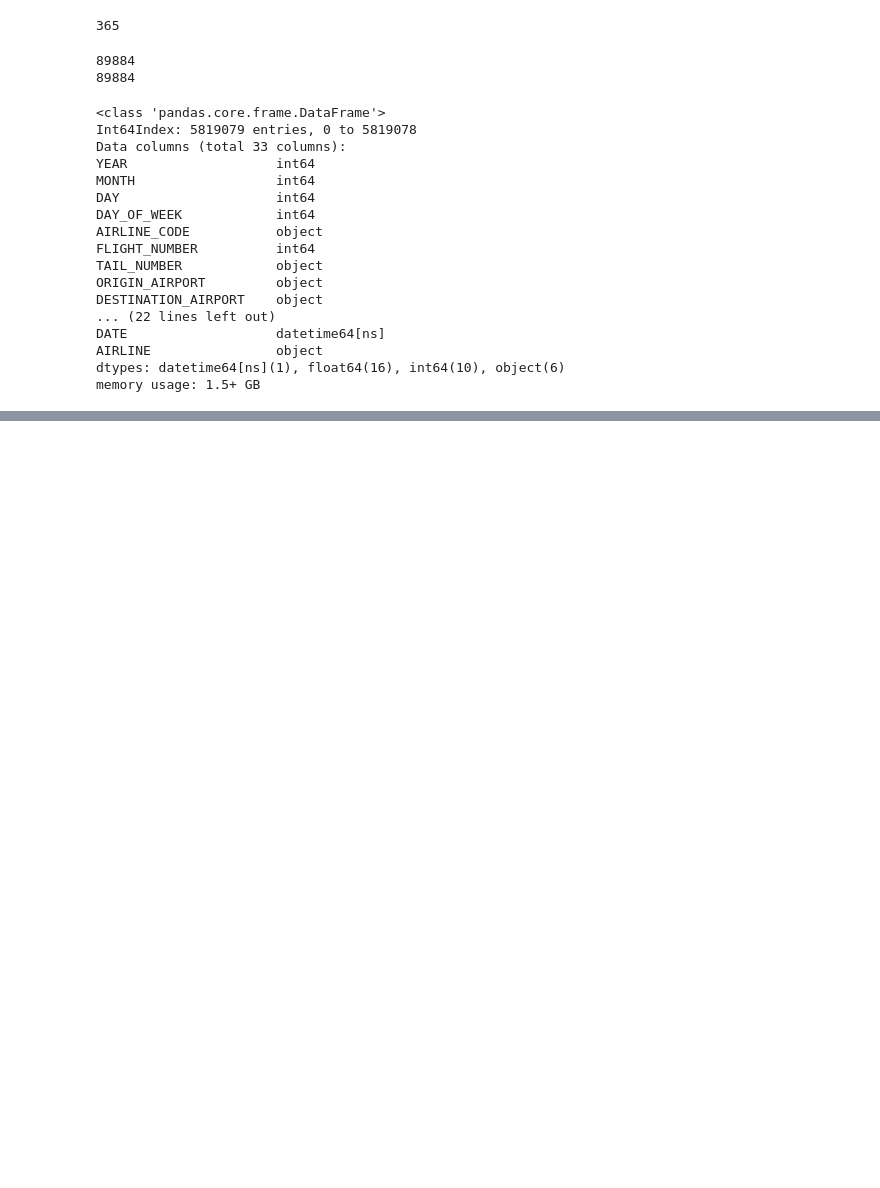
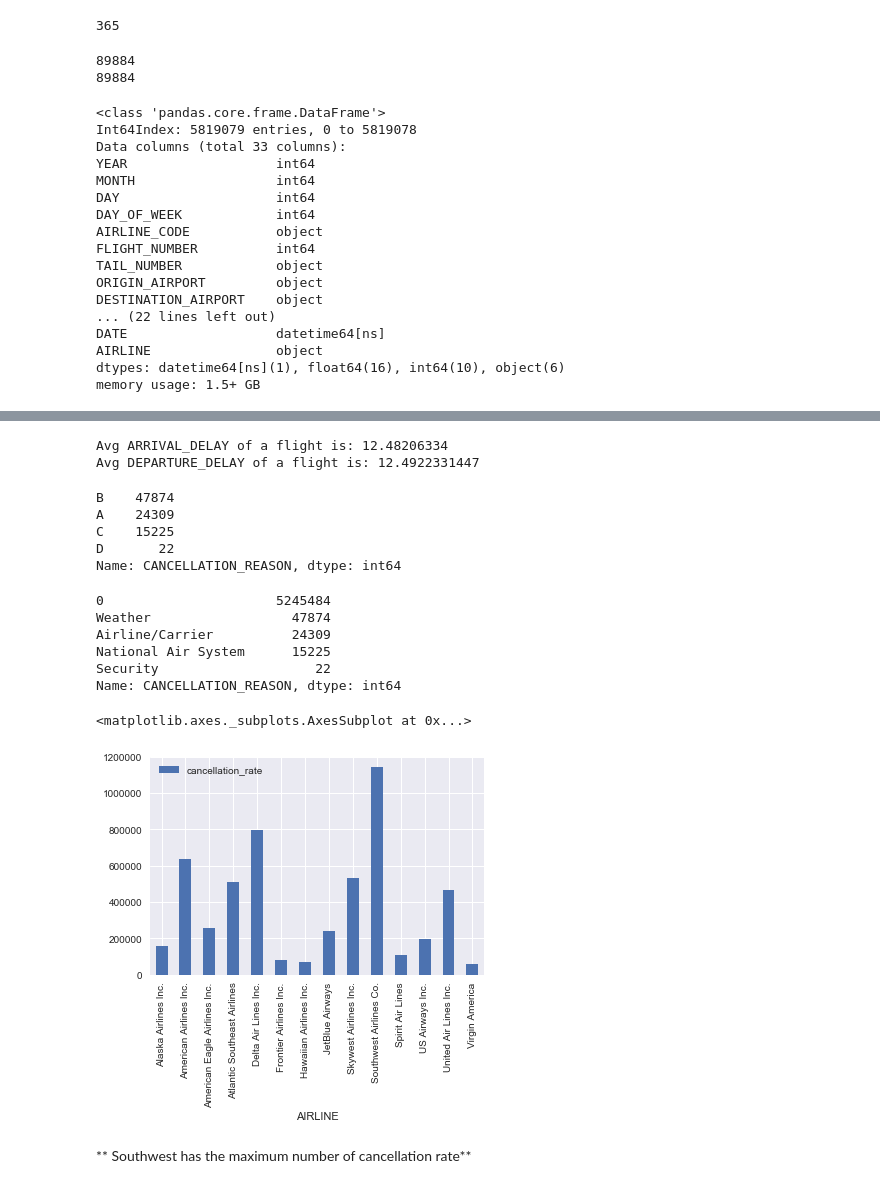
Before and after one commit to samyak53/Flight-Delay-Analysis, a Jupyter notebook: analysis.ipynb, the cells around one changed output, grey strips where cells are left out. Saved outputs shown, nothing was run; the diff lists cells and outputs as text; code cells hidden in the pictures; blank space fills up the shorter version.

```diff
--- a/analysis.ipynb
+++ b/analysis.ipynb
@@ -126,7 +114,7 @@ print (data.shape[0] - data.CANCELLATION_REASON.isnull().sum())
 89884
 89884
 # %%
-merged_data = pd.merge(data, data_airlines, left_on='AIRLINE', right_on='IATA_CODE', how='left')
+merged_data = pd.merge(data, data_airlines, left_on='AIRLINE', right_on='IATA_CODE', how='inner')
 merged_data.drop('IATA_CODE', axis=1, inplace=True)
 # %%
 merged_data.rename(columns={'AIRLINE_x': 'AIRLINE_CODE','AIRLINE_y': 'AIRLINE'}, inplace=True)
@@ -151,4 +139,4 @@ AIRLINE                object
 dtypes: datetime64[ns](1), float64(16), int64(10), object(6)
 memory usage: 1.5+ GB
 # %%
-df = pd.merge(merged_data, data_airports, left_on='ORIGIN_AIRPORT', right_on='IATA_CODE', how='left')
+df = pd.merge(merged_data, data_airports, left_on='ORIGIN_AIRPORT', right_on='IATA_CODE', how='inner')
@@ -154,0 +163,2 @@ df = pd.merge(merged_data, data_airports, left_on='ORIGIN_AIRPORT', right_on='IA
+# %%
+df.drop(['IATA_CODE','LATITUDE','LONGITUDE'], axis=1, inplace=True)
@@ -154,0 +197,6 @@ df = pd.merge(merged_data, data_airports, left_on='ORIGIN_AIRPORT', right_on='IA
+# %%
+print("Avg ARRIVAL_DELAY of a flight is:",df[df.ARRIVAL_DELAY >0].ARRIVAL_DELAY.sum()/df[df.ARRIVAL_DELAY.notnull()==True].ARRIVAL_DELAY.count())
+print("Avg DEPARTURE_DELAY of a flight is:",df[df.DEPARTURE_DELAY >0].DEPARTURE_DELAY.sum()/df[df.DEPARTURE_DELAY.notnull()==True].DEPARTURE_DELAY.count())
+# %% [output]
+Avg ARRIVAL_DELAY of a flight is: 12.48206334
+Avg DEPARTURE_DELAY of a flight is: 12.4922331447
@@ -154,0 +216,26 @@ df = pd.merge(merged_data, data_airports, left_on='ORIGIN_AIRPORT', right_on='IA
+# %%
+df[df.CANCELLATION_REASON.notnull() ==True].CANCELLATION_REASON.value_counts()
+# %% [output]
+B    47874
+A    24309
+C    15225
+D       22
+Name: CANCELLATION_REASON, dtype: int64
+# %%
+df['CANCELLATION_REASON']=df.CANCELLATION_REASON.replace({'A':'Airline/Carrier','B':'Weather','C':'National Air System','D':'Security',np.nan:0})
+# %%
+df.CANCELLATION_REASON.value_counts()
+# %% [output]
+0                      5245484
+Weather                  47874
+Airline/Carrier          24309
+National Air System      15225
+Security                    22
+Name: CANCELLATION_REASON, dtype: int64
+# %%
+pd.DataFrame({'cancellation_rate' : df[df.CANCELLED==0].groupby(['AIRLINE'])['CANCELLED'].count()}).plot(kind='bar')
+# %% [output]
+<matplotlib.axes._subplots.AxesSubplot at 0x...>
+[figure, added]
+# %% [markdown]
+** Southwest has the maximum number of cancellation rate**
```
Also changed, not shown: parts of 51 cells of this notebook, 1 other file.
